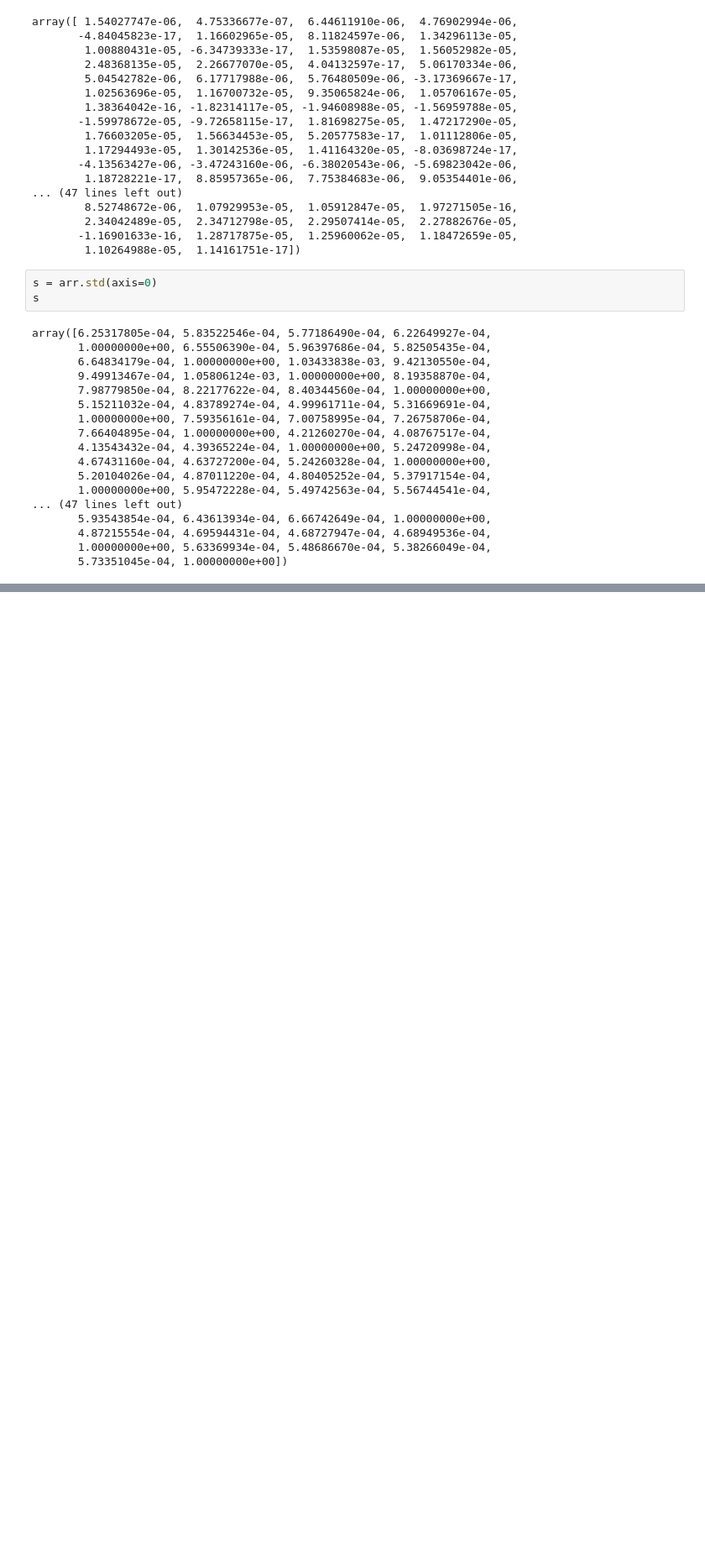
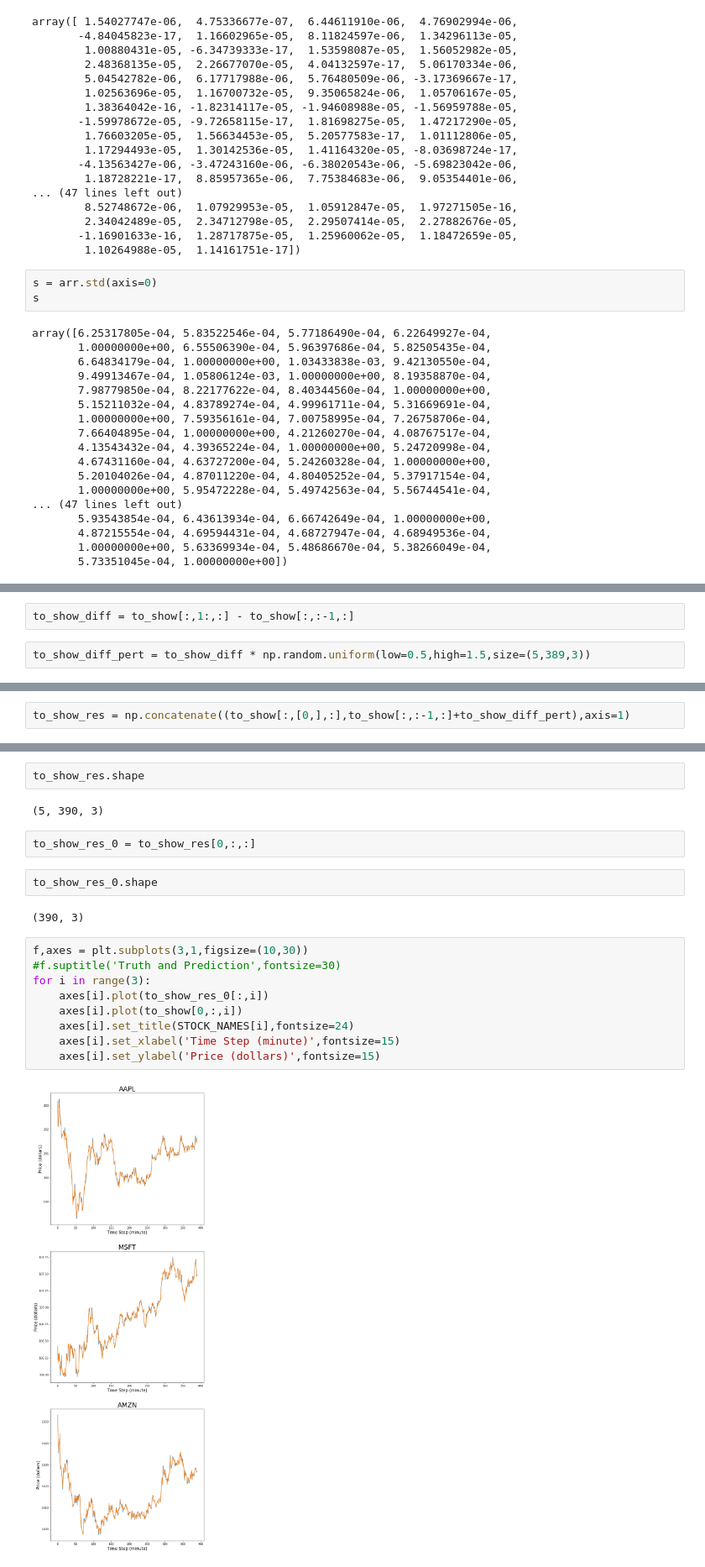
Before and after one commit to SiyangJ/DeepStock, a Jupyter notebook: FinalProject/DataInspect.ipynb, the cells around one changed output, grey strips where cells are left out. Shown at 84% size. Cells and saved outputs as stored; diff of their text form; blank space fills up the shorter version.

Commit message:
Create Figure

```diff
--- a/FinalProject/DataInspect.ipynb
+++ b/FinalProject/DataInspect.ipynb
@@ -196,0 +231,4 @@ array([5.09179927e-03, 4.61842430e-03, 3.62595420e-03, 3.66620730e-03,
+# %%
+to_show_diff = to_show[:,1:,:] - to_show[:,:-1,:]
+# %%
+to_show_diff_pert = to_show_diff * np.random.uniform(low=0.5,high=1.5,size=(5,389,3))
@@ -196,0 +239,2 @@ array([5.09179927e-03, 4.61842430e-03, 3.62595420e-03, 3.66620730e-03,
+# %%
+to_show_res = np.concatenate((to_show[:,[0,],:],to_show[:,:-1,:]+to_show_diff_pert),axis=1)
@@ -196,0 +261,21 @@ array([5.09179927e-03, 4.61842430e-03, 3.62595420e-03, 3.66620730e-03,
+# %%
+to_show_res.shape
+# %% [output]
+(5, 390, 3)
+# %%
+to_show_res_0 = to_show_res[0,:,:]
+# %%
+to_show_res_0.shape
+# %% [output]
+(390, 3)
+# %%
+f,axes = plt.subplots(3,1,figsize=(10,30))
+#f.suptitle('Truth and Prediction',fontsize=30)
+for i in range(3):
+    axes[i].plot(to_show_res_0[:,i])
+    axes[i].plot(to_show[0,:,i])
+    axes[i].set_title(STOCK_NAMES[i],fontsize=24)
+    axes[i].set_xlabel('Time Step (minute)',fontsize=15)
+    axes[i].set_ylabel('Price (dollars)',fontsize=15)
+# %% [output]
+[figure, added]
```
Also changed, not shown: parts of 12 cells of this notebook, 1 other file.
